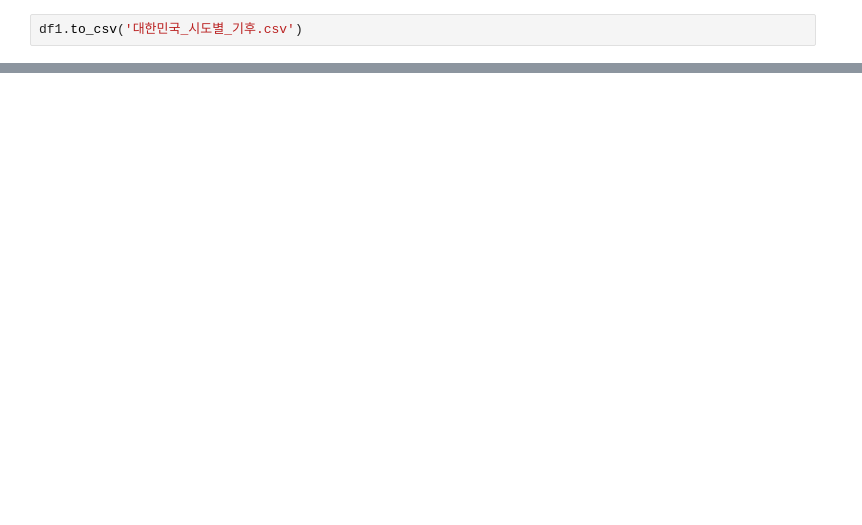
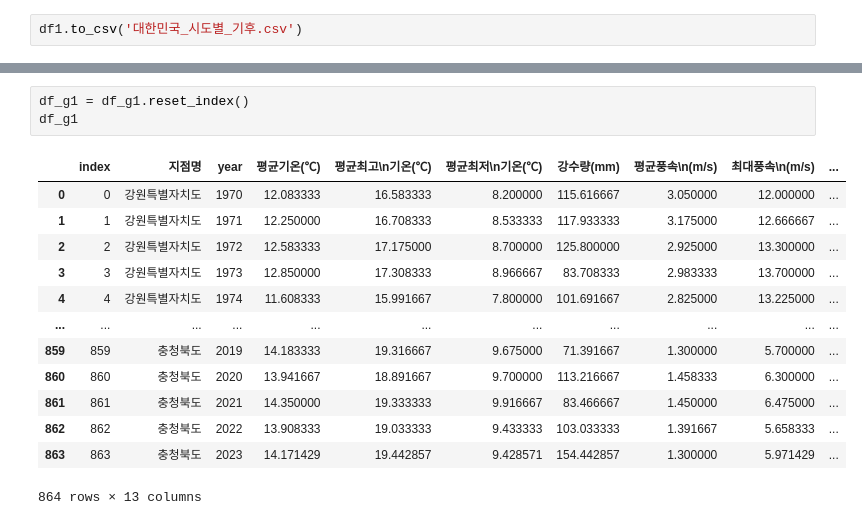
Before and after one commit to jmlee99/GBIF, a Jupyter notebook: GBIF_processing.ipynb, the cells around one changed output, grey strips where cells are left out. Drawn from its saved outputs; the diff is of its cells as text; blank space fills up the shorter version.

```diff
--- a/GBIF_processing.ipynb
+++ b/GBIF_processing.ipynb
@@ -110,0 +139,17 @@ sns.relplot(data = df1, x = '일시', y = '평균기온(℃)', kind = 'line', co
+# %%
+df_g1 = df_g1.reset_index()
+df_g1
+# %% [output]
+|  | index | 지점명 | year | 평균기온(℃) | 평균최고\n기온(℃) | 평균최저\n기온(℃) | 강수량(mm) | 평균풍속\n(m/s) | 최대풍속\n(m/s) | ... |
+| 0 | 0 | 강원특별자치도 | 1970 | 12.083333 | 16.583333 | 8.200000 | 115.616667 | 3.050000 | 12.000000 | ... |
+| 1 | 1 | 강원특별자치도 | 1971 | 12.250000 | 16.708333 | 8.533333 | 117.933333 | 3.175000 | 12.666667 | ... |
+| 2 | 2 | 강원특별자치도 | 1972 | 12.583333 | 17.175000 | 8.700000 | 125.800000 | 2.925000 | 13.300000 | ... |
+| 3 | 3 | 강원특별자치도 | 1973 | 12.850000 | 17.308333 | 8.966667 | 83.708333 | 2.983333 | 13.700000 | ... |
+| 4 | 4 | 강원특별자치도 | 1974 | 11.608333 | 15.991667 | 7.800000 | 101.691667 | 2.825000 | 13.225000 | ... |
+| ... | ... | ... | ... | ... | ... | ... | ... | ... | ... | ... |
+| 859 | 859 | 충청북도 | 2019 | 14.183333 | 19.316667 | 9.675000 | 71.391667 | 1.300000 | 5.700000 | ... |
+| 860 | 860 | 충청북도 | 2020 | 13.941667 | 18.891667 | 9.700000 | 113.216667 | 1.458333 | 6.300000 | ... |
+| 861 | 861 | 충청북도 | 2021 | 14.350000 | 19.333333 | 9.916667 | 83.466667 | 1.450000 | 6.475000 | ... |
+| 862 | 862 | 충청북도 | 2022 | 13.908333 | 19.033333 | 9.433333 | 103.033333 | 1.391667 | 5.658333 | ... |
+| 863 | 863 | 충청북도 | 2023 | 14.171429 | 19.442857 | 9.428571 | 154.442857 | 1.300000 | 5.971429 | ... |
+864 rows × 13 columns
```
Also changed, not shown: parts of 18 cells of this notebook.
